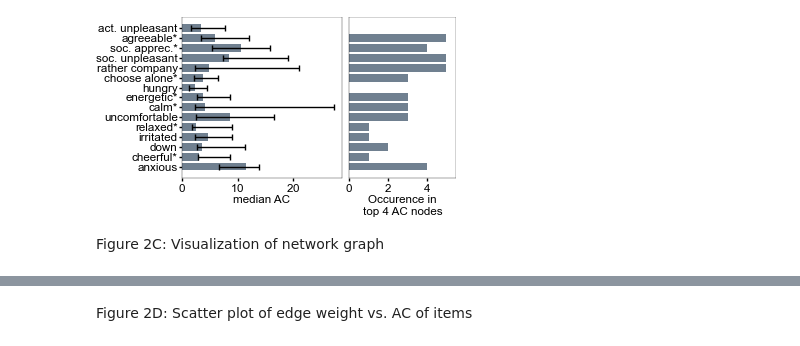
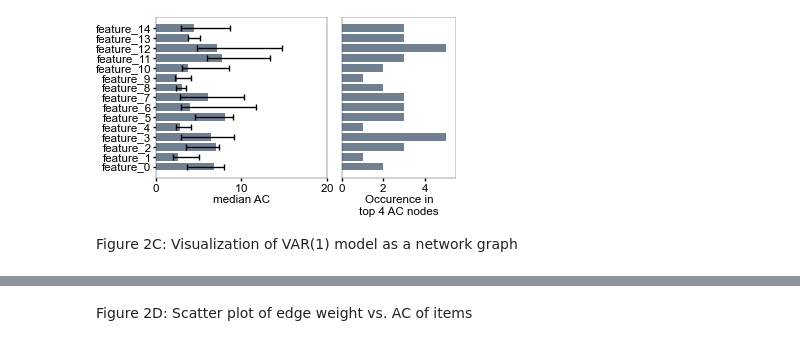
Before and after one commit to antonH22/control_theory_for_emi, a Jupyter notebook: paper_figure2.ipynb, the cells around one changed output, grey strips where cells are left out. Saved outputs shown, nothing was run; the diff lists cells and outputs as text; code cells hidden in the pictures.

```diff
--- a/paper_figure2.ipynb
+++ b/paper_figure2.ipynb
@@ -1 +1,5 @@
+# %%
+### If testing, data is randomly generated, and plots are not saved.
+### For performing the analysis with actual data, set TEST = False.
+TEST = True
 # %% [markdown]
@@ -36,12 +47,16 @@ Figure 2A right: Average controllability of EMIs and Company
 # %%
 from scipy import stats
-from ctrl.discrete_optimal_control2 import LQR
+from ctrl.discrete_optimal_control import LQR
 from ctrl import utils
 import numpy as np
 import matplotlib.pyplot as plt
 from custom_rcparams_paper import colors
 
-data = utils.load_data()
+if TEST:
+    data = utils.generate_random_dataset(10, 50)
+else:
+    data = utils.load_data()
+    os.makedirs('figures', exist_ok=True)
 features = data[0]['Xlabs']
 intervs = data[0]['Ilabs']
 AC = np.zeros((len(data), len(intervs)))
@@ -49,9 +64,9 @@ AC = np.zeros((len(data), len(intervs)))
 for j in range(len(data)):
     X = data[j]['X']
     A = data[j]['A']
-    B = data[j]['C']
+    B = data[j]['B']
     for i in range(len(intervs)):
-        gramian = LQR.ctrb_gramian(A, B[:,i:i+1], 15)
+        gramian = LQR.ctrb_gramian(A, B[:,i:i+1], 15)   # Average controllability is the trace of the ctrb gramian
         AC[j,i] = np.diag(gramian).sum()
 
 fig, ax = plt.subplots(figsize=(0.7,0.9))
@@ -62,11 +77,13 @@ ax.set_xticks([0,25,50])
 ax.set_ylim([-0.5, len(intervs)-0.5])
 ax.tick_params(which='major', left=False)
 ax.set_xlabel('AC')
-plt.savefig('figures/figure2Ar.png')
+if not TEST:
+    plt.savefig('figures/figure2Ar.png')
+    plt.savefig('figures/figure2Ar.svg')
 
-print('Overall AC of EMIs vs Company:')
+print("T-Test: Overall AC of EMIs > AC of 'Company':")
 print(stats.ttest_rel(AC[:,:3].mean(axis=1), AC[:,3]))
 
-print('Standard deviation of ACs of EMIs:')
+print('Standard deviation of ACs:')
 print(AC.std(0))
 # %% [output]
@@ -82,57 +97,67 @@ Figure 2B: Average Controllability of individual items
 # %%
-from ctrl.discrete_optimal_control2 import LQR
+from ctrl.discrete_optimal_control import LQR
 from ctrl import utils
 import numpy as np
 import matplotlib.pyplot as plt
 from custom_rcparams_paper import colors
 from scipy import stats
+import os
 
-data = utils.load_data()
+if TEST:
+    data = utils.generate_random_dataset(10, 50)
+else:
+    data = utils.load_data()
+    os.makedirs('figures', exist_ok=True)
 features = data[0]['Xlabs']
 intervs = data[0]['Ilabs']
 ac = np.zeros((len(data), len(features)))
 mc = np.zeros((len(data), len(features)))
 
+### Can plot either mean or median of average controllabilities
 statistic = 'median'
 
 for j in range(len(data)):
     X = data[j]['X']
     A = data[j]['A']
-    B = data[j]['C']
+    B = data[j]['B']
+    ### For the left panel: Determine average controllability
     ac[j] = LQR.average_ctrb(A, 15)
 
+### For the right panel: Determine how often each item occurs among the top 4 items w.r.t. average controllability
 top4ac = np.r_[np.argsort(ac, axis=1)[:,-1:-5:-1].flatten(), np.arange(len(features))].copy()
 _, top4ac_counts = np.unique(top4ac, return_counts=True)
 top4ac_counts -= 1
 
 fig, axes = plt.subplots(1,2, figsize=(3.6,2), sharey=True, gridspec_kw={'width_ratios':(1.5,1)})
 ax = axes[0]
 
 if statistic=='median':
     interval = np.vstack((np.percentile(ac, 25, axis=0), np.percentile(ac, 75, axis=0)))
     bar_container = ax.barh(range(len(features)), np.median(ac, axis=0), color=colors.features,
             xerr=np.abs(np.median(ac, axis=0, keepdims=True)-interval), error_kw={'linewidth':1}, ecolor=colors.errorbars)
     ax.set_xlabel('median AC')
     ax.set_xticks([0,10,20])
 elif statistic=='mean':
     interval = stats.sem(ac, axis=0)
     bar_container = ax.barh(range(len(features)), np.mean(ac, axis=0), color=colors.features,
             xerr=interval, error_kw={'linewidth':1}, ecolor=colors.errorbars)
     ax.set_xlabel('mean AC')
     ax.set_xticks([0,20,40])
 
 ax.set_yticks(np.arange(len(features)), labels=features)
 ax = axes[1]
 ax.barh(range(len(features)), top4ac_counts)
 ax.set_xlabel('Occurence in\ntop 4 AC nodes')
 ax.set_xticks([0,2,4])
 ax.set_xlim([0, 5.5])
 ax.tick_params(left=False)
-plt.savefig('figures/figure2B.png')
+if not TEST:
+    plt.savefig('figures/figure2B.png')
+    plt.savefig('figures/figure2B.svg')
 # %% [output]
-[figure, old version]
+[figure, new version]
 # %% [markdown]
-Figure 2C: Visualization of network graph
+Figure 2C: Visualization of VAR(1) model as a network graph
 # %%
 from scipy import stats
 import matplotlib.pyplot as plt
```
Also changed, not shown: parts of 11 cells of this notebook, 7 other files.
